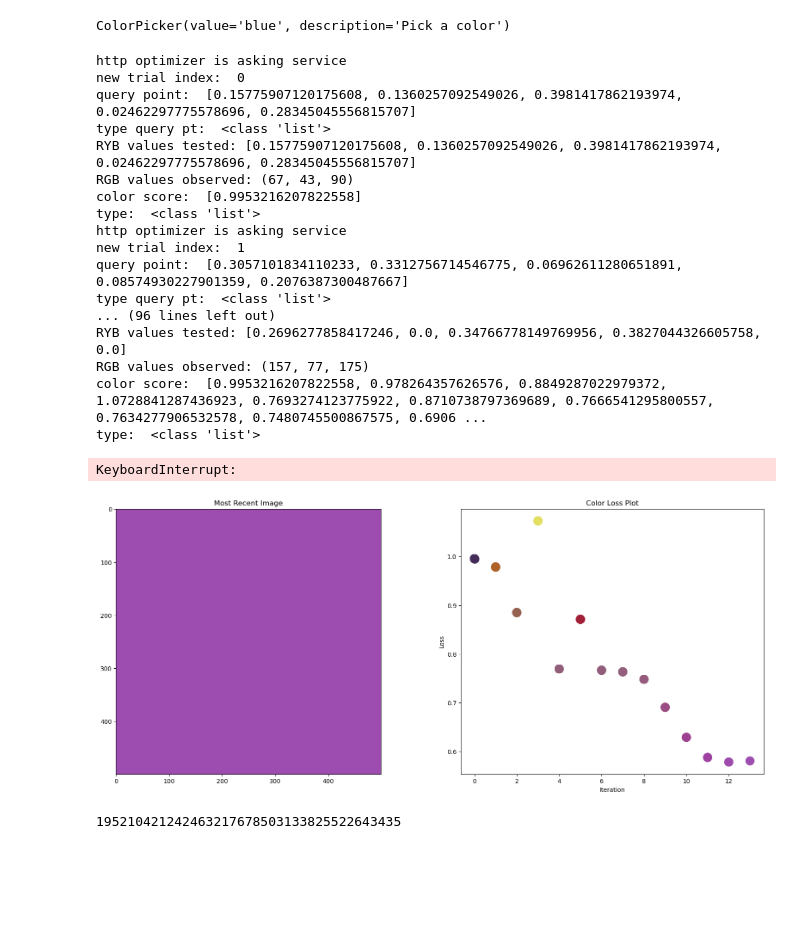
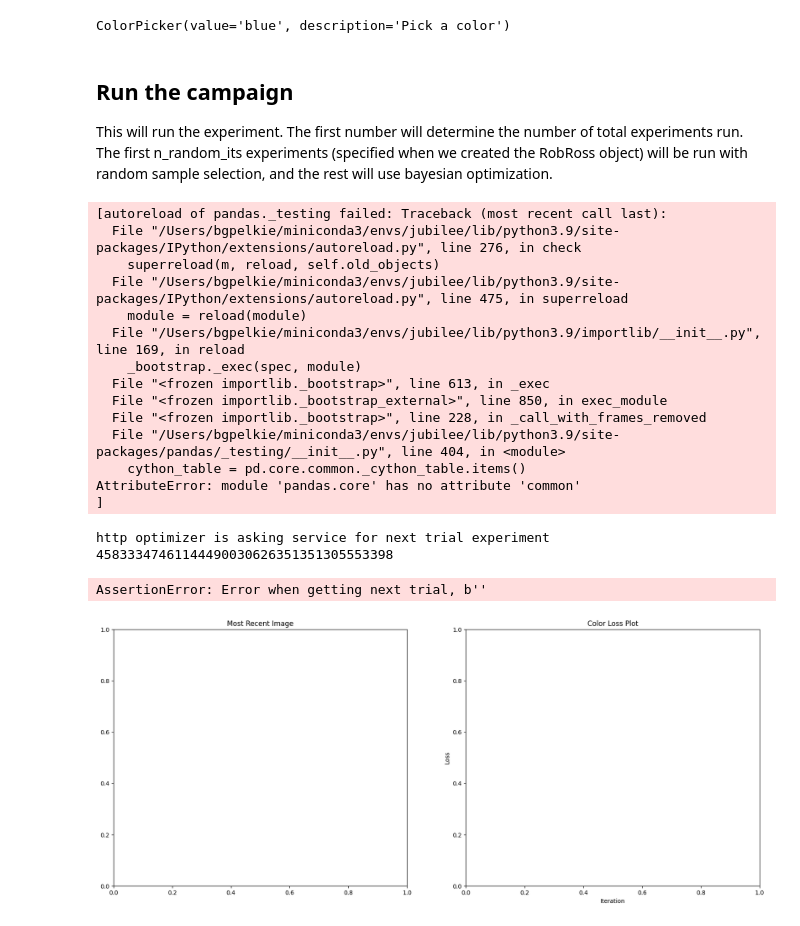
Before and after one commit to pozzo-research-group/jubilee_pipette_BOdemo, a Jupyter notebook: in_silico_colormix.ipynb, the cells around one changed output. Cells and saved outputs as stored; diff of their text form; code cells hidden in the pictures; blank space fills up the shorter version.

```diff
--- a/in_silico_colormix.ipynb
+++ b/in_silico_colormix.ipynb
@@ -22,2 +41,2 @@ import torch
 # %%
-RobRoss = ColorMatcher(5, sample_volume=300, score_type='euclidean', in_silico_mixing = True, in_silico_colors = [[255, 0, 0], [255, 255, 0], [0,0,255], [255,255,255], [0,0,0]])
+RobRoss = ColorMatcher(5, sample_volume=300, score_type='euclidean', in_silico_mixing = True, in_silico_colors = [[255, 0, 0], [255, 255, 0], [0,0,255], [255,255,255], [0,0,0]], n_random_its=5, n_bo_its=20)
@@ -25,25 +50,27 @@ RobRoss = ColorMatcher(5, sample_volume=300, score_type='euclidean', in_silico_m
 target_color = RobRoss.select_target_color()
 # %% [output]
 ColorPicker(value='blue', description='Pick a color')
+# %% [markdown]
+## Run the campaign
+
+This will run the experiment. The first number will determine the number of total experiments run. The first n_random_its experiments (specified when we created the RobRoss object) will be run with random sample selection, and the rest will use bayesian optimization.
 # %%
-RobRoss.run_campaign(400, None, None, None, None, None, starting_well = 0, save =True)
+RobRoss.run_campaign(25, None, None, None, None, None, starting_well = 0, save =True)
 # %% [output]
-http optimizer is asking service
-new trial index:  0
-query point:  [0.15775907120175608, 0.1360257092549026, 0.3981417862193974, 0.02462297775578696, 0.28345045556815707]
-type query pt:  <class 'list'>
-RYB values tested: [0.15775907120175608, 0.1360257092549026, 0.3981417862193974, 0.02462297775578696, 0.28345045556815707]
-RGB values observed: (67, 43, 90)
-color score:  [0.9953216207822558]
-type:  <class 'list'>
-http optimizer is asking service
-new trial index:  1
-query point:  [0.3057101834110233, 0.3312756714546775, 0.06962611280651891, 0.08574930227901359, 0.2076387300487667]
-type query pt:  <class 'list'>
-... (96 lines left out)
-RYB values tested: [0.2696277858417246, 0.0, 0.34766778149769956, 0.3827044326605758, 0.0]
-RGB values observed: (157, 77, 175)
-color score:  [0.9953216207822558, 0.978264357626576, 0.8849287022979372, 1.0728841287436923, 0.7693274123775922, 0.8710738797369689, 0.7666541295800557, 0.7634277906532578, 0.7480745500867575, 0.6906 ...
-type:  <class 'list'>
+[autoreload of pandas._testing failed: Traceback (most recent call last):
+  File "/Users/bgpelkie/miniconda3/envs/jubilee/lib/python3.9/site-packages/IPython/extensions/autoreload.py", line 276, in check
+    superreload(m, reload, self.old_objects)
+  File "/Users/bgpelkie/miniconda3/envs/jubilee/lib/python3.9/site-packages/IPython/extensions/autoreload.py", line 475, in superreload
+    module = reload(module)
+  File "/Users/bgpelkie/miniconda3/envs/jubilee/lib/python3.9/importlib/__init__.py", line 169, in reload
+    _bootstrap._exec(spec, module)
+  File "<frozen importlib._bootstrap>", line 613, in _exec
+  File "<frozen importlib._bootstrap_external>", line 850, in exec_module
+  File "<frozen importlib._bootstrap>", line 228, in _call_with_frames_removed
+  File "/Users/bgpelkie/miniconda3/envs/jubilee/lib/python3.9/site-packages/pandas/_testing/__init__.py", line 404, in <module>
+    cython_table = pd.core.common._cython_table.items()
+AttributeError: module 'pandas.core' has no attribute 'common'
+]
-KeyboardInterrupt:
+http optimizer is asking service for next trial experiment 45833347461144490030626351351305553398
+AssertionError: Error when getting next trial, b''
-[figure, old version]
+[figure, new version]
@@ -52,4 +76,0 @@ uid = RobRoss.optimizer.uuid
-# %%
-print(uid)
-# %% [output]
-195210421242463217678503133825522643435
```
Also changed, not shown: parts of 14 cells of this notebook, 1 other file.
